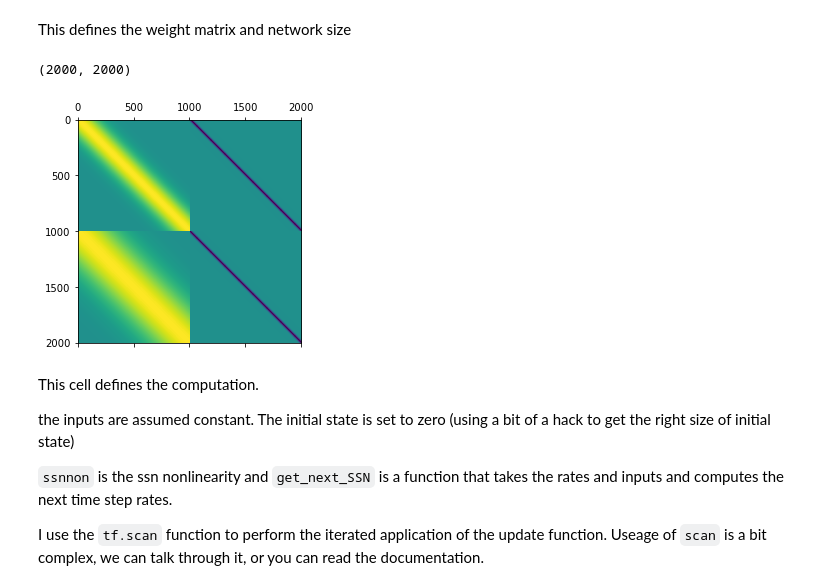
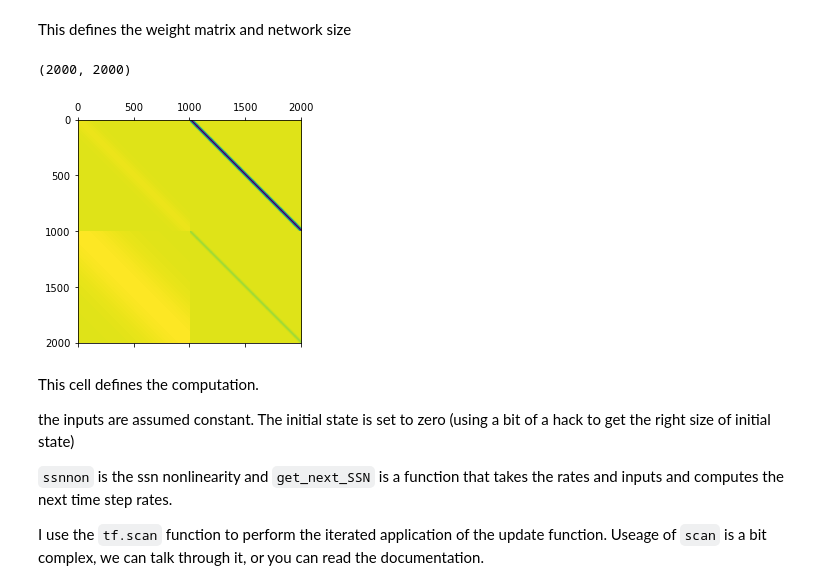
Before and after one commit to gbarello/tensorflow_workshop, a Jupyter notebook: Building_SSN.ipynb, the cells around one changed output. Saved outputs shown, nothing was run; the diff lists cells and outputs as text; code cells hidden in the pictures.

```diff
--- a/Building_SSN.ipynb
+++ b/Building_SSN.ipynb
@@ -9,47 +13,47 @@ import time
 First we define all the SSN parameters
 # %%
 k = .001#overall recurrent strength
-tau = .01#timescale
-dt = .001#time step size
+tau = .01#membrane time constant
+dt = .0001#time step size
 n = 2.2#nonlinearity power
-T = 1.#total time (in seconds)
+T = .1#total time (in seconds)
 nt = int(T/dt)#number of time steps
 MAX_RATE = 1000#Maximum voltage (gets clipped above this)
 
-J = np.array([[1,-1],[1,-1]])#recurrent strengths [[ee,ei],[ie,ii]]
-S = np.array([[1.,.1],[2.,.1]])#recurrent lengths indices same as above
+J = np.array([[.01,-.1],[.1,-.01]])#recurrent strengths [[ee,ei],[ie,ii]]
+S = np.array([[.5,.1],[2.,.1]])#recurrent lengths indices same as above
 # %% [markdown]
 This defines the weight matrix and network size
 # %%
 def expand(x,n):
     '''
     This is just a helper function to append singleton dimentions to tensors
     '''
     if n == 0:
         return x
     else:
         return expand(np.expand_dims(x,-1),n-1)
 
 
 size = 8 #physical size of network (in the same units as S)
 N = 1000 #number of sites in the network (total number of neurons is twice this for e/i)
 pos = np.expand_dims(np.linspace(0,size,N),0) #calculate the position of each site
 dis = np.expand_dims(np.expand_dims(pos - pos.transpose(),0),0) #calculate the pairwise distance between sites
 
-W = expand(J,2)*np.exp(- (dis**2)/(2*expand(S,2)**2)) #this computes W using the distances, S, and J
+W = expand(J,2)*np.exp(- (dis**2)/(2*expand(S,2)**2))/np.sqrt(2*np.pi*expand(S,2)**2) #this computes W using the distances, S, and J
 
 W = np.concatenate(W,axis = -2) #these lines are just rearranging W to be a matrix (before it had the e and i axes separated)
 W = np.concatenate(W,axis = -1)
 
 Wvar = np.float32(W)
 #Wvar = tf.Variable(W)
 
 print(W.shape)
 plt.matshow(W)
 plt.show()
 # %% [output]
 (2000, 2000)
-[figure, old version]
+[figure, new version]
 # %% [markdown]
 This cell defines the computation.
 
```
Also changed, not shown: parts of 6 cells of this notebook.
